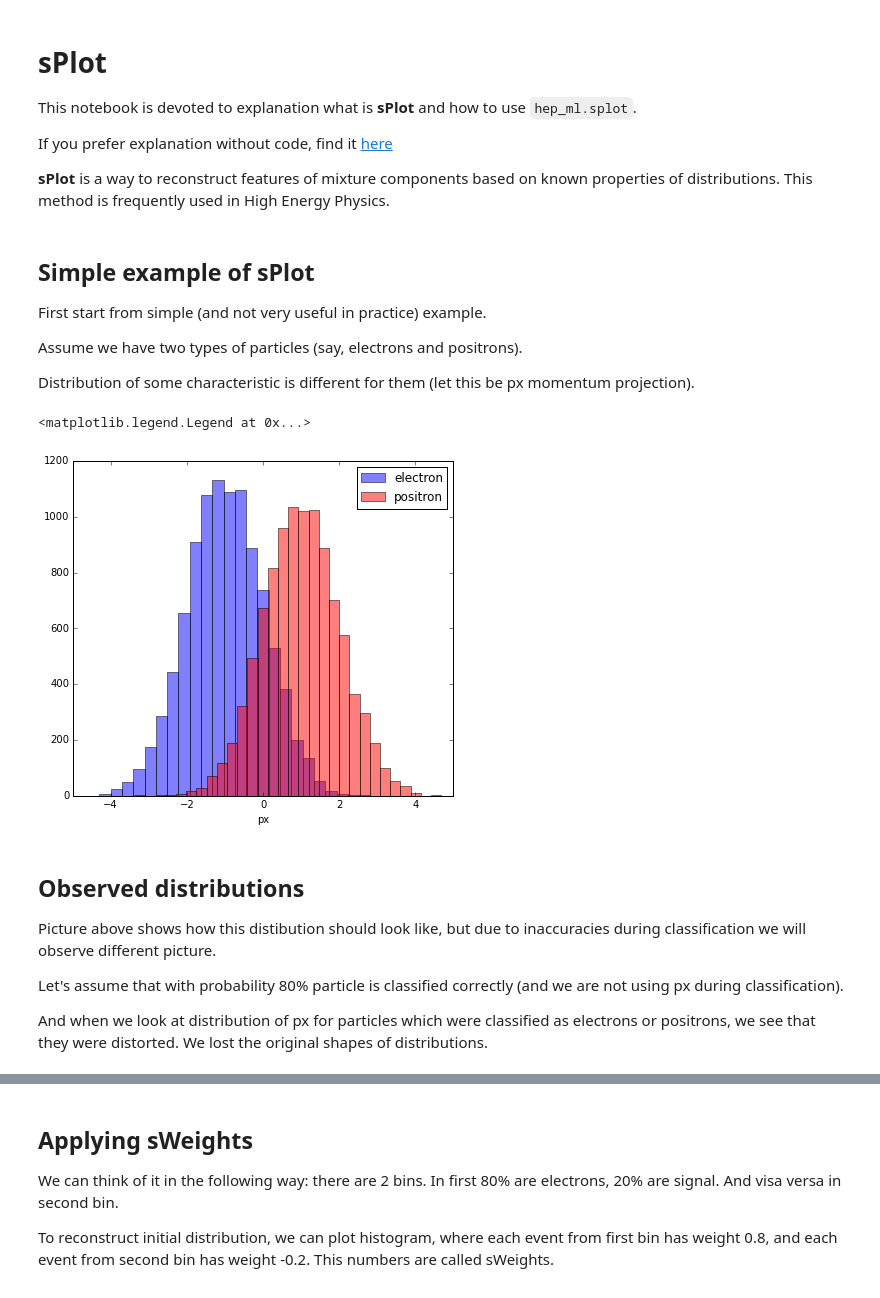
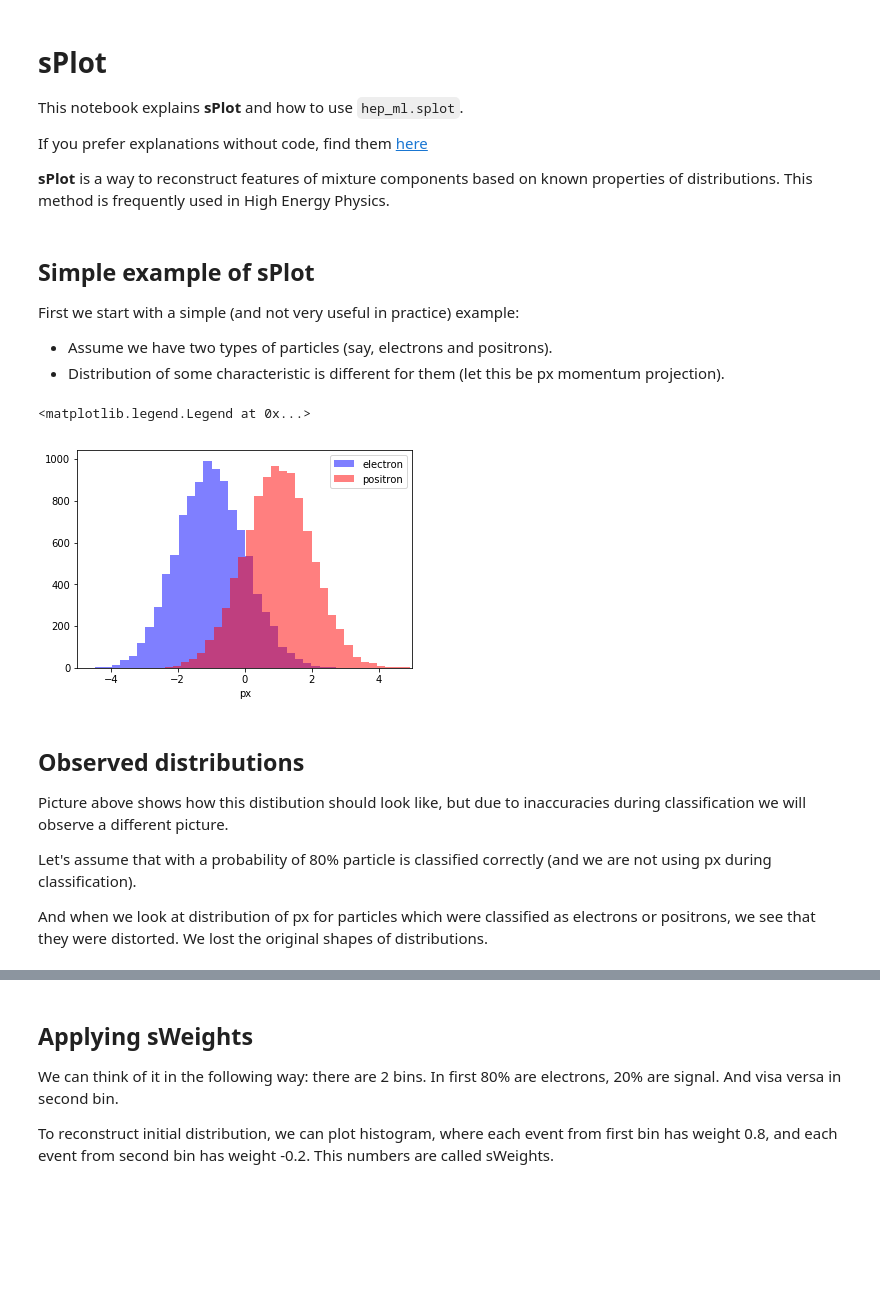
Before and after one commit to arogozhnikov/hep_ml, a Jupyter notebook: notebooks/sPlot.ipynb, the cells around one changed output, grey strips where cells are left out. Saved outputs shown, nothing was run; the diff lists cells and outputs as text; code cells hidden in the pictures; blank space fills up the shorter version.

Commit message:
Updated sPlot notebook

```diff
--- a/notebooks/sPlot.ipynb
+++ b/notebooks/sPlot.ipynb
@@ -1,16 +1,14 @@
 # %% [markdown]
 # sPlot
 
-This notebook is devoted to explanation what is __sPlot__ and how to use `hep_ml.splot`.
+This notebook explains __sPlot__ and how to use `hep_ml.splot`.
 
-If you prefer explanation without code, find it [here](http://arogozhnikov.github.io/2015/10/07/splot.html)
+If you prefer explanations without code, find them [here](http://arogozhnikov.github.io/2015/10/07/splot.html)
 
 __sPlot__ is a way to reconstruct features of mixture components based on known properties of distributions. This method is frequently used in High Energy Physics.
 # %%
-%matplotlib inline
 import numpy
 from matplotlib import pyplot as plt
-plt.rcParams['figure.figsize'] = [15, 6]
 # %%
 size = 10000
 sig_data = numpy.random.normal(-1, 1, size=size)
@@ -18,30 +16,28 @@ bck_data = numpy.random.normal(1, 1, size=size)
 # %% [markdown]
 ## Simple example of sPlot
 
-First start from simple (and not very useful in practice) example.
+First we start with a simple (and not very useful in practice) example:
 
-Assume we have two types of particles (say, electrons and positrons).
-
-Distribution of some characteristic is different for them (let this be px momentum projection).
+- Assume we have two types of particles (say, electrons and positrons).
+- Distribution of some characteristic is different for them (let this be px momentum projection).
 # %%
-plt.subplot(121)
 plt.hist(sig_data, color='b', alpha=0.5, bins=30, label='electron')
 plt.hist(bck_data, color='r', alpha=0.5, bins=30, label='positron')
 plt.xlim(-5, 5), plt.xlabel('px')
 plt.legend()
 # %% [output]
 <matplotlib.legend.Legend at 0x...>
-[figure, old version]
+[figure, new version]
 # %% [markdown]
 ## Observed distributions
 
 Picture above shows how this distibution should look like,
-but due to inaccuracies during classification we will observe different picture.
+but due to inaccuracies during classification we will observe a different picture.
 
-Let's assume that with probability 80% particle is classified correctly (and we are not using px during classification).
+Let's assume that with a probability of 80% particle is classified correctly (and we are not using px during classification).
 
-And when we look at distribution of px for particles which were classified as electrons or positrons,
-we see that they were distorted. We lost the original shapes of distributions.
+And when we look at distribution of px for particles which were classified as electrons or positrons, we see that they were distorted.
+We lost the original shapes of distributions.
 # %%
 n_sig1, n_bck1 = 8000, 2000
 n_sig2, n_bck2 = 2000, 8000
```
Also changed, not shown: parts of 15 cells of this notebook, 1 other file.
